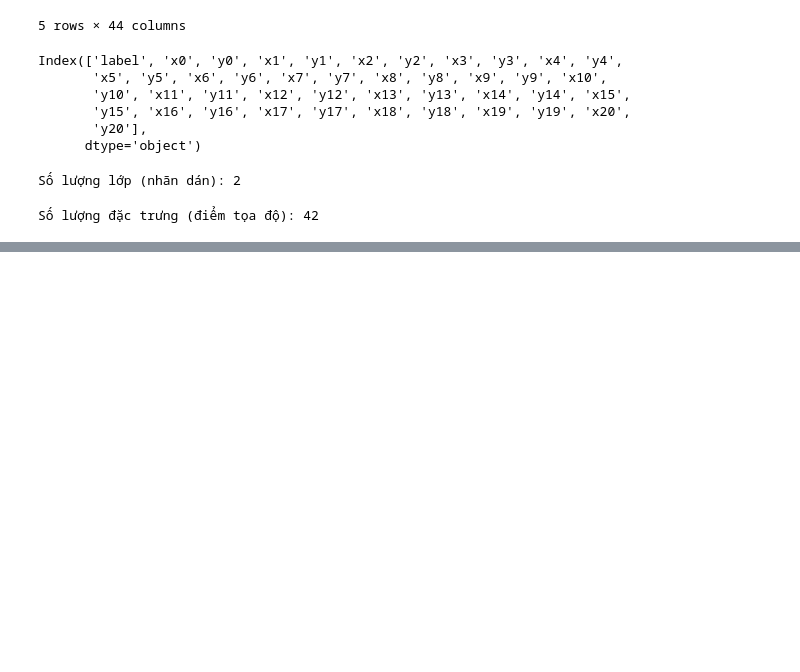
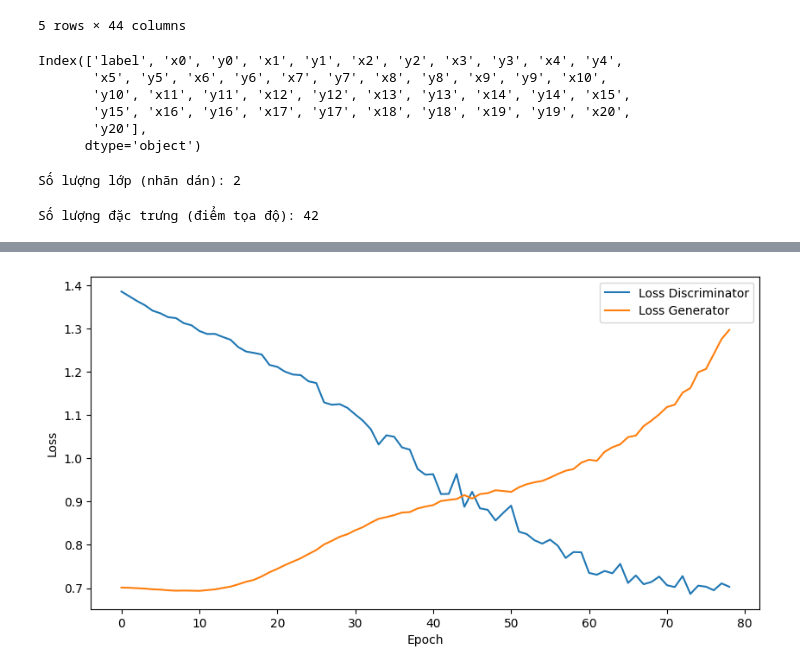
Before and after one commit to DarkFromAbyss/GAN_CGAN, a Jupyter notebook: gan_training.ipynb, the cells around one changed output, grey strips where cells are left out. Cells and saved outputs as stored; diff of their text form; code cells hidden in the pictures; blank space fills up the shorter version.

```diff
--- a/gan_training.ipynb
+++ b/gan_training.ipynb
@@ -29,10 +29,10 @@ print(f"Thiết bị sử dụng: {device}")
 # %% [output]
 Thiết bị sử dụng: cpu
 # %%
-BATCH_SIZE = 64
+BATCH_SIZE = 128
 LATENT_DIM = 100
-LEARNING_RATE = 0.0002
-NUM_EPOCHS = 100
+LEARNING_RATE = 0.0001
+NUM_EPOCHS = 20
 # %%
 df = pd.read_csv('all_landmarks.csv')
 df.head()
@@ -170,3 +176,10 @@ class Discriminator(nn.Module):
 # Khởi tạo các mô hình và chuyển sang device
 generator = Generator(LATENT_DIM, NUM_FEARTURES, NUM_CLASSES).to(device)
 discriminator = Discriminator(NUM_FEARTURES, NUM_CLASSES).to(device)
+
+# Initial optimizer model parameters
+optimizer_G = optim.Adam(generator.parameters(), lr=LEARNING_RATE, betas=(0.5, 0.999))
+optimizer_D = optim.Adam(discriminator.parameters(), lr=LEARNING_RATE, betas=(0.5, 0.999))
+
+# Initial loss function (BCELoss)
+loss = nn.BCELoss()
@@ -173,10 +241,27 @@ discriminator = Discriminator(NUM_FEARTURES, NUM_CLASSES).to(device)
+# %%
+def eval_discriminator_with_real_data(fake_data, random_labels_one_hot, real_labels):
+    outputs = discriminator(fake_data, random_labels_one_hot)
+    g_loss= loss(outputs, real_labels)
+    g_loss.backward()
+    D_G_z2 = outputs.mean().item()
+    return D_G_z2, g_loss
 # %%
+
 for epoch in range(NUM_EPOCHS):
+    loss_dis = []
+    loss_girs = []
+    """
+      Alothgim:
+      1. Train Discriminator
+      2. Train Generator
+
+    """
+
     for i, (real_data, real_labels_one_hot) in enumerate(dataloader):
+
         batch_size = real_data.size(0)
         real_data = real_data.to(device)
         real_labels_one_hot = real_labels_one_hot.to(device)
-
 
         # Tạo nhãn thật và giả
         real_labels = torch.ones(batch_size, 1).to(device)
@@ -185,48 +270,47 @@ for epoch in range(NUM_EPOCHS):
         # ========================
         #  Train Discriminator
         # ========================
-        discriminator.zero_grad()
+
         # Đánh giá dữ liệu thật với nhãn thật
-        outputs = discriminator(real_data, real_labels_one_hot)
-        d_loss_real = nn.BCELoss()(outputs, real_labels)
-        d_loss_real.backward()
-        D_x = outputs.mean().item()
+        D_x, d_loss_real = disriminator_train_loop(real_data, real_labels_one_hot)
 
         # Tạo dữ liệu giả
-        noise = torch.randn(batch_size, LATENT_DIM).to(device)
-        random_labels = torch.randint(0, NUM_CLASSES, (batch_size,)).to(device)
-        random_labels_one_hot = torch.zeros(batch_size, NUM_CLASSES).to(device)
-        random_labels_one_hot.scatter_(1, random_labels.view(-1, 1), 1)
-        fake_data = generator(noise, random_labels_one_hot)
+        fake_data, random_labels_one_hot = generate_fake_data(batch_size)
+
         # Đánh giá dữ liệu giả với nhãn giả
-        outputs = discriminator(fake_data.detach(), random_labels_one_hot)
-        d_loss_fake = nn.BCELoss()(outputs, fake_labels)
-        d_loss_fake.backward()
-        D_G_z1 = outputs.mean().item()
+        D_G_z1, d_loss_fake = eval_discriminator_with_fake_data(fake_data.detach(), random_labels_one_hot)
         d_loss = d_loss_real + d_loss_fake
+
         # Cập nhật trọng số của Discriminator
         optimizerD = optim.Adam(discriminator.parameters(), lr=LEARNING_RATE, betas=(0.5, 0.999))
         optimizerD.step()
+
         # ========================
         #  Train Generator
         # ========================
-        generator.zero_grad()
+
+
         # Tạo dữ liệu giả mới
-        noise = torch.randn(batch_size, LATENT_DIM).to(device)
-        random_labels = torch.randint(0, NUM_CLASSES, (batch_size,)).to(device)
-        random_labels_one_hot = torch.zeros(batch_size, NUM_CLASSES).to(device)
-        random_labels_one_hot.scatter_(1, random_labels.view(-1, 1), 1)
-        fake_data = generator(noise, random_labels_one_hot)
+        fake_data, random_labels_one_hot = generate_fake_data(batch_size)
+
         # Đánh giá dữ liệu giả với nhãn thật (muốn đánh lừa Discriminator)
-        outputs = discriminator(fake_data, random_labels_one_hot)
-        g_loss = nn.BCELoss()(outputs, real_labels)
-        g_loss.backward()
-        D_G_z2 = outputs.mean().item()
+        D_G_z2, g_loss = eval_discriminator_with_real_data(fake_data, random_labels_one_hot, real_labels)
+
         # Cập nhật trọng số của Generator
         optimizerG = optim.Adam(generator.parameters(), lr=LEARNING_RATE, betas=(0.5, 0.999))
         optimizerG.step()
+
+        loss_dis.append(d_loss.item())
+        loss_girs.append(g_loss.item())
         if i % 50 == 0:
-            print(f"Epoch [{epoch+1}/{NUM_EPOCHS}] Batch {i}/{len(dataloader)} \
-                  Loss D: {d_loss.item():.4f}, loss G: {g_loss.item():.4f} \
-                  D(x): {D_x:.4f}, D(G(z)): {D_G_z1:.4f} / {D_G_z2:.4f}")
+            print(f"Epoch [{epoch+1}/{NUM_EPOCHS}] Batch {i}/{len(dataloader)} Loss D: {d_loss.item():.4f}, loss G: {g_loss.item():.4f} D(x): {D_x:.4f}, D(G(z)): {D_G_z1:.4f} / {D_G_z2:.4f}")
+    plt.figure(figsize=(10, 5))
+    plt.plot(loss_dis, label='Loss Discriminator')
+    plt.plot(loss_girs, label='Loss Generator')
+    plt.xlabel('Epoch')
+    plt.ylabel('Loss')
+    plt.legend()
+
+    plt.show()
+    plt.close()
 # %% [output]
@@ -249,0 +319 @@ Epoch [100/100] Batch 150/157                   Loss D: 0.8104, loss G: 2.1904
+[figure, added]
```
Also changed, not shown: parts of 8 cells of this notebook.
